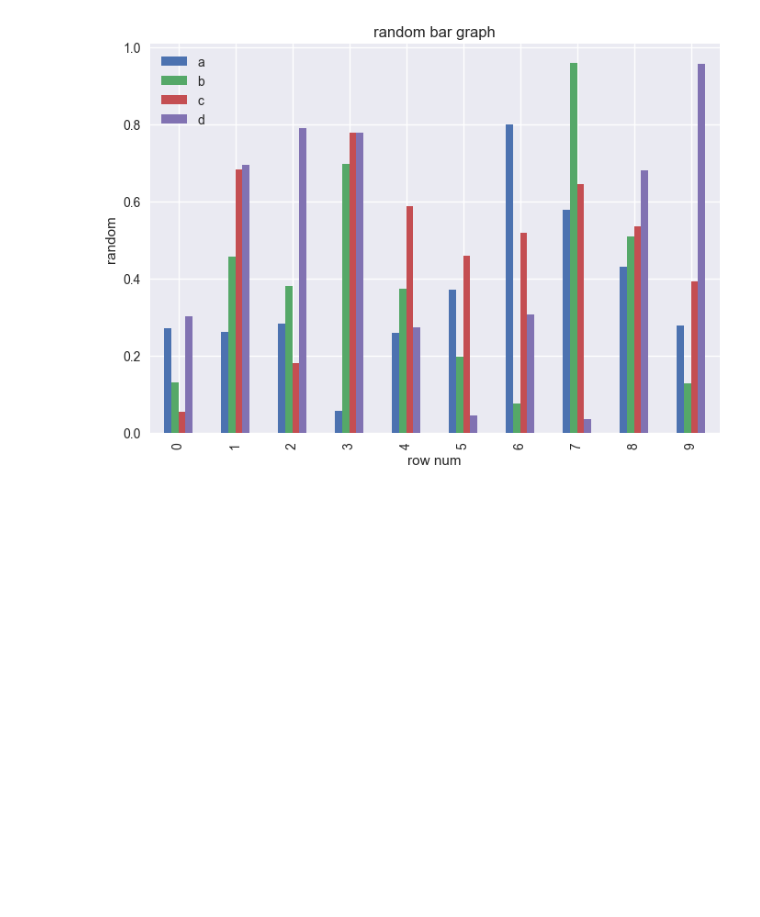
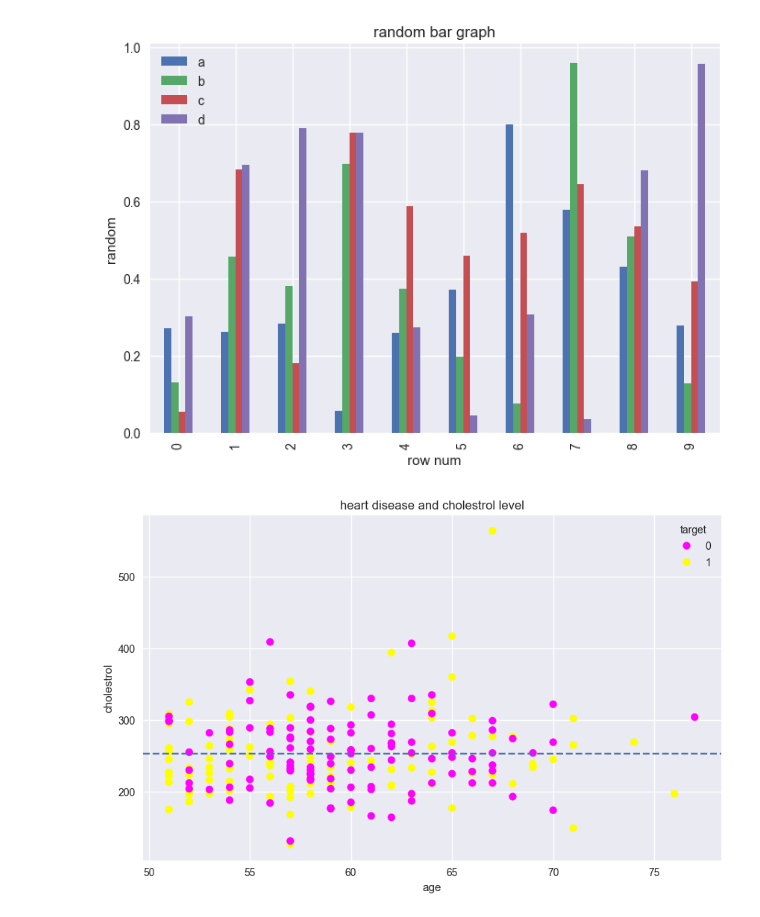
Before and after one commit to Sanjaystorm7119/dataScienceAi, a Jupyter notebook: matplotlib.ipynb, the cells around one changed output. Cells and saved outputs as stored; diff of their text form; code cells hidden in the pictures; blank space fills up the shorter version.

```diff
--- a/matplotlib.ipynb
+++ b/matplotlib.ipynb
@@ -381,3 +381,21 @@ plt.show()
 # plt.style.available
 # %% [output]
 [figure]
+# %%
+plt.style.use("seaborn-v0_8")
+
+
+fig, ax = plt.subplots(figsize=(10,6))
+
+scatter = ax.scatter(x=over_50["age"],y=over_50["chol"],c=over_50["target"],cmap="spring")
+
+ax.set(title="heart disease and cholestrol level", xlabel="age",ylabel="cholestrol")
+
+ax.legend(*scatter.legend_elements(),title="target")
+
+
+ax.axhline(over_50["chol"].mean(), linestyle="--")
+
+plt.show()
+# %% [output]
+[figure, added]
```
Also changed, not shown: parts of 1 cell of this notebook, 2 other files.
